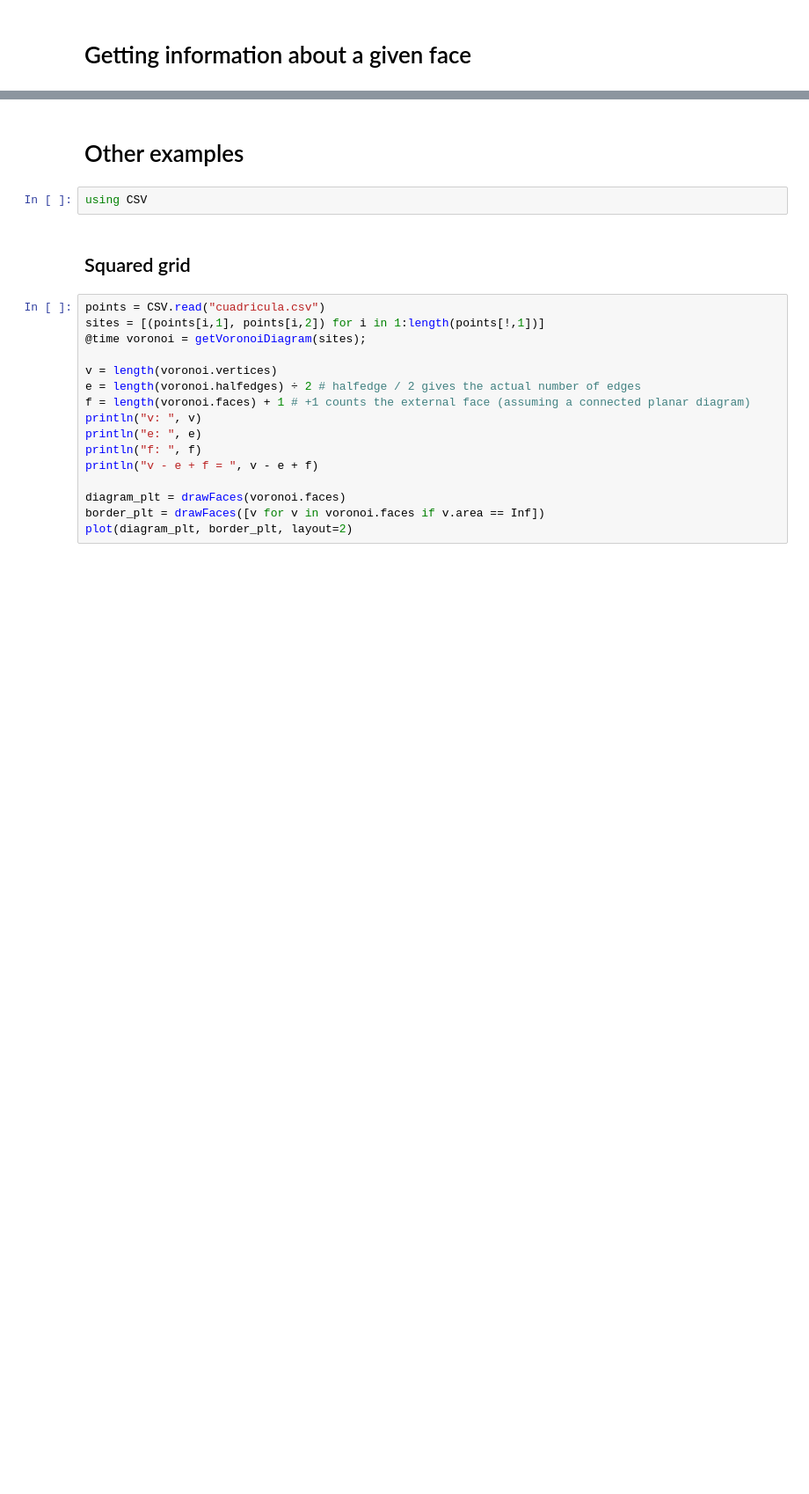
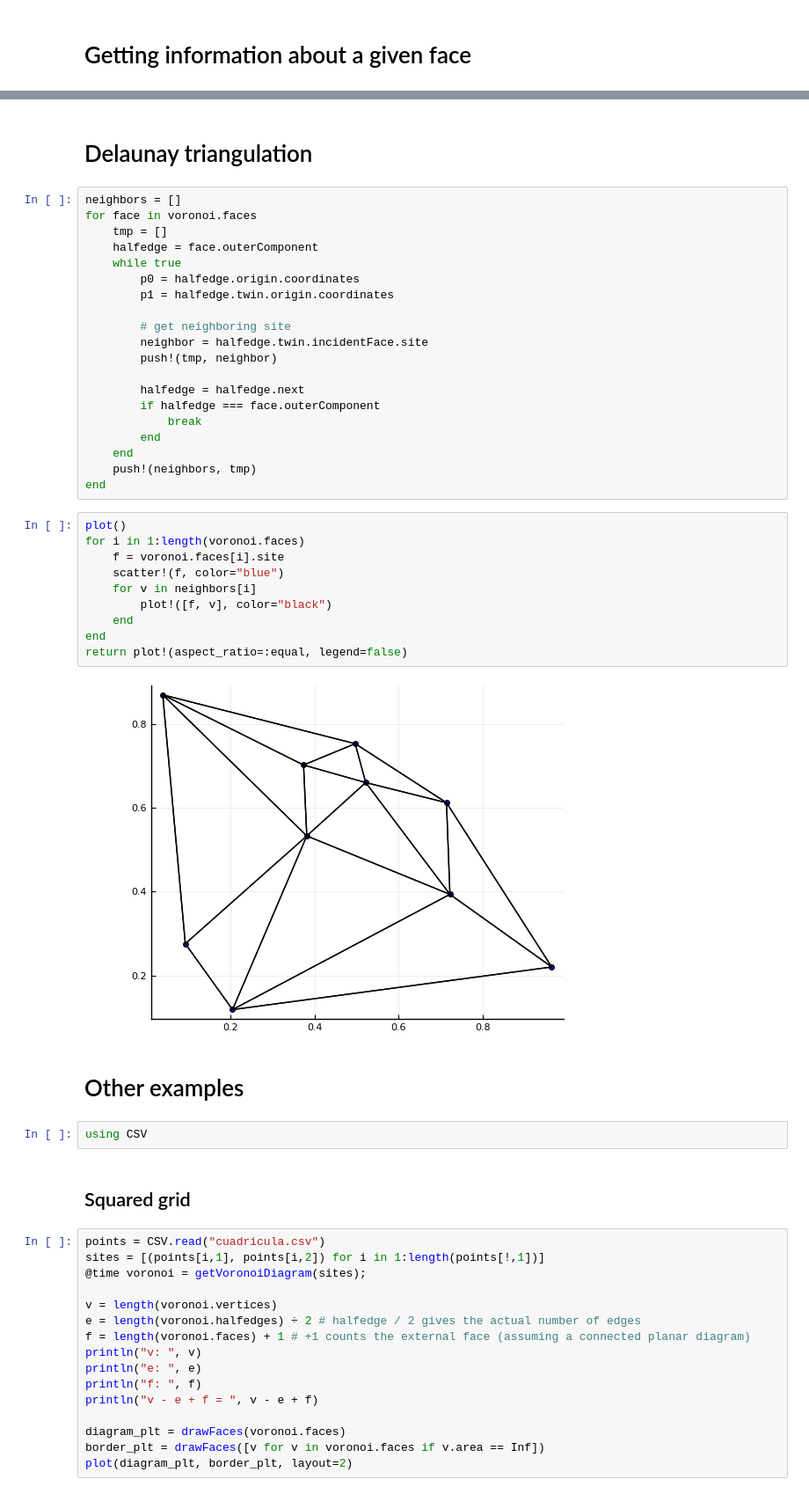
Before and after one commit to egmzcrz/VoronoiDiagram, a Jupyter notebook: src/test.ipynb, the cells around one changed output, grey strips where cells are left out. Shown at 88% size. Cells and saved outputs as stored; diff of their text form; blank space fills up the shorter version.

Commit message:
added delaunay triangulation

```diff
--- a/src/test.ipynb
+++ b/src/test.ipynb
@@ -92,3 +92,37 @@ area: 0.14131956545599267
+# %% [markdown]
+# Delaunay triangulation
+# %%
+neighbors = []
+for face in voronoi.faces
+    tmp = []
+    halfedge = face.outerComponent
+    while true
+        p0 = halfedge.origin.coordinates
+        p1 = halfedge.twin.origin.coordinates
+
+        # get neighboring site
+        neighbor = halfedge.twin.incidentFace.site
+        push!(tmp, neighbor)
+
+        halfedge = halfedge.next
+        if halfedge === face.outerComponent
+            break
+        end
+    end
+    push!(neighbors, tmp)
+end
+# %%
+plot()
+for i in 1:length(voronoi.faces)
+    f = voronoi.faces[i].site
+    scatter!(f, color="blue")
+    for v in neighbors[i]
+        plot!([f, v], color="black")
+    end
+end
+return plot!(aspect_ratio=:equal, legend=false)
+# %% [output]
+[figure, added]
 # %% [markdown]
 # Other examples
 # %%
```
Also changed, not shown: parts of 7 cells of this notebook.
